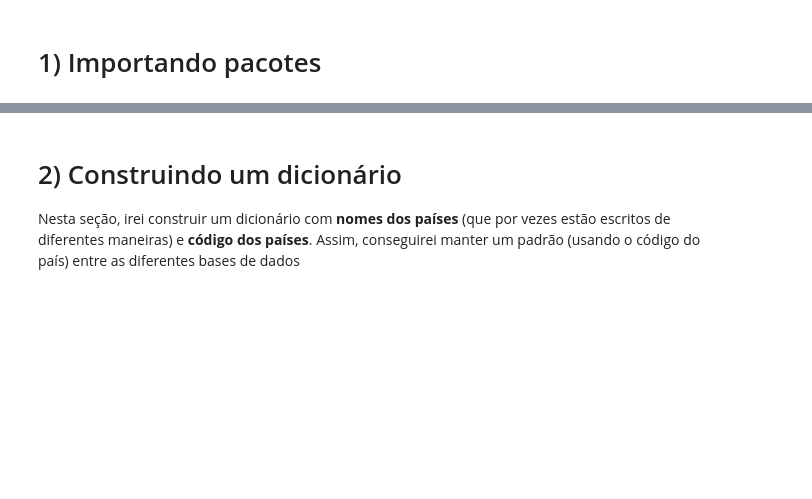
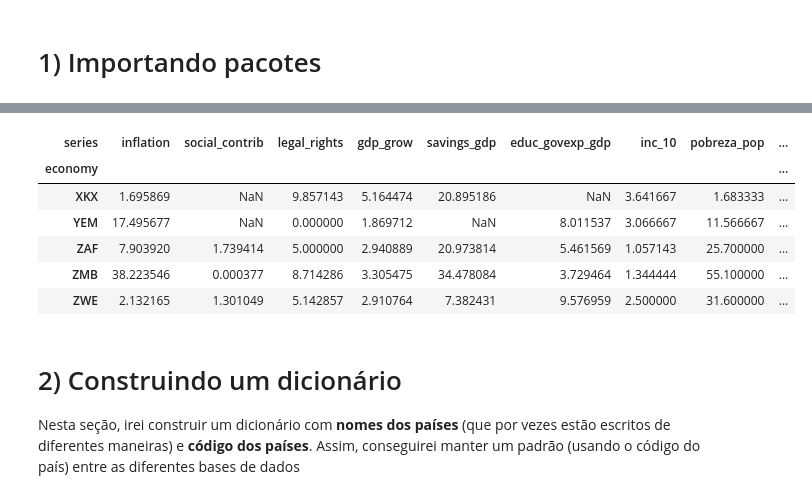
Before and after one commit to lucasestrela/Dissertacao, a Jupyter notebook: Construindo_DataFrame.ipynb, the cells around one changed output, grey strips where cells are left out. Drawn from its saved outputs; the diff is of its cells as text; code cells hidden in the pictures; blank space fills up the shorter version.

```diff
--- a/Construindo_DataFrame.ipynb
+++ b/Construindo_DataFrame.ipynb
@@ -34,3 +166,13 @@ pwt = pd.read_excel('https://github.com/lucasestrela/Dissertacao/blob/main/Dados
+# %%
+pol_variables2.tail()
+# %% [output]
+| series | inflation | social_contrib | legal_rights | gdp_grow | savings_gdp | educ_govexp_gdp | inc_10 | pobreza_pop | ... |
+| economy |  |  |  |  |  |  |  |  | ... |
+| XKX | 1.695869 | NaN | 9.857143 | 5.164474 | 20.895186 | NaN | 3.641667 | 1.683333 | ... |
+| YEM | 17.495677 | NaN | 0.000000 | 1.869712 | NaN | 8.011537 | 3.066667 | 11.566667 | ... |
+| ZAF | 7.903920 | 1.739414 | 5.000000 | 2.940889 | 20.973814 | 5.461569 | 1.057143 | 25.700000 | ... |
+| ZMB | 38.223546 | 0.000377 | 8.714286 | 3.305475 | 34.478084 | 3.729464 | 1.344444 | 55.100000 | ... |
+| ZWE | 2.132165 | 1.301049 | 5.142857 | 2.910764 | 7.382431 | 9.576959 | 2.500000 | 31.600000 | ... |
 # %% [markdown]
 # 2) Construindo um dicionário
 
```
Also changed, not shown: parts of 6 cells of this notebook.
